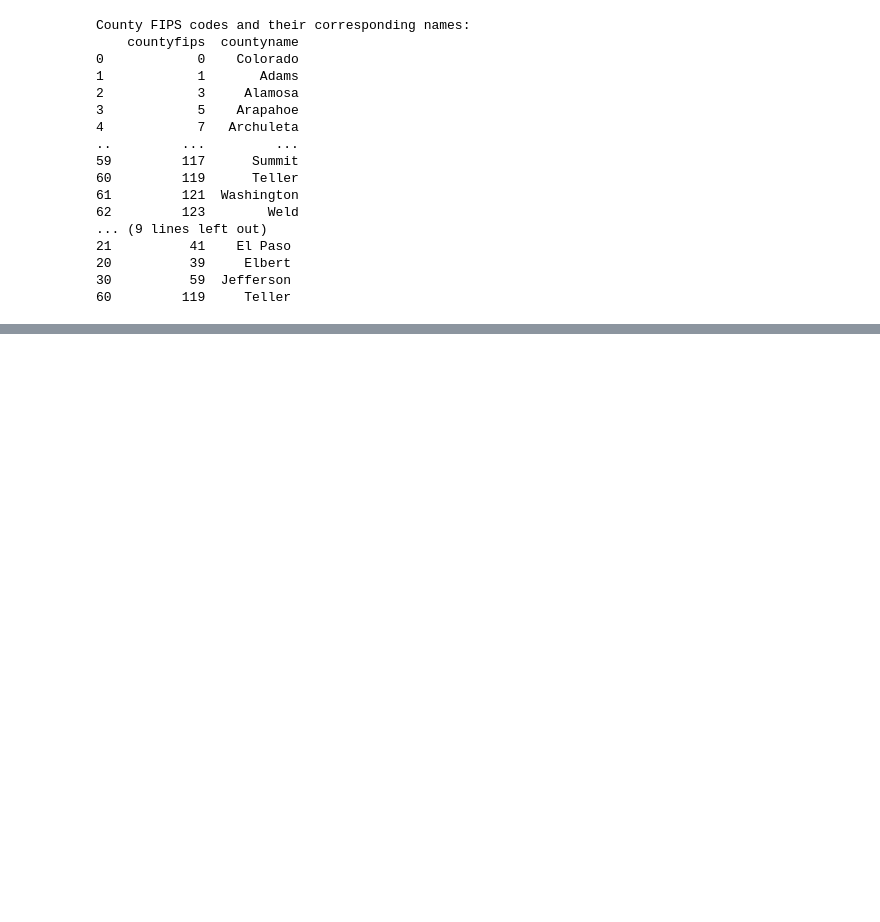
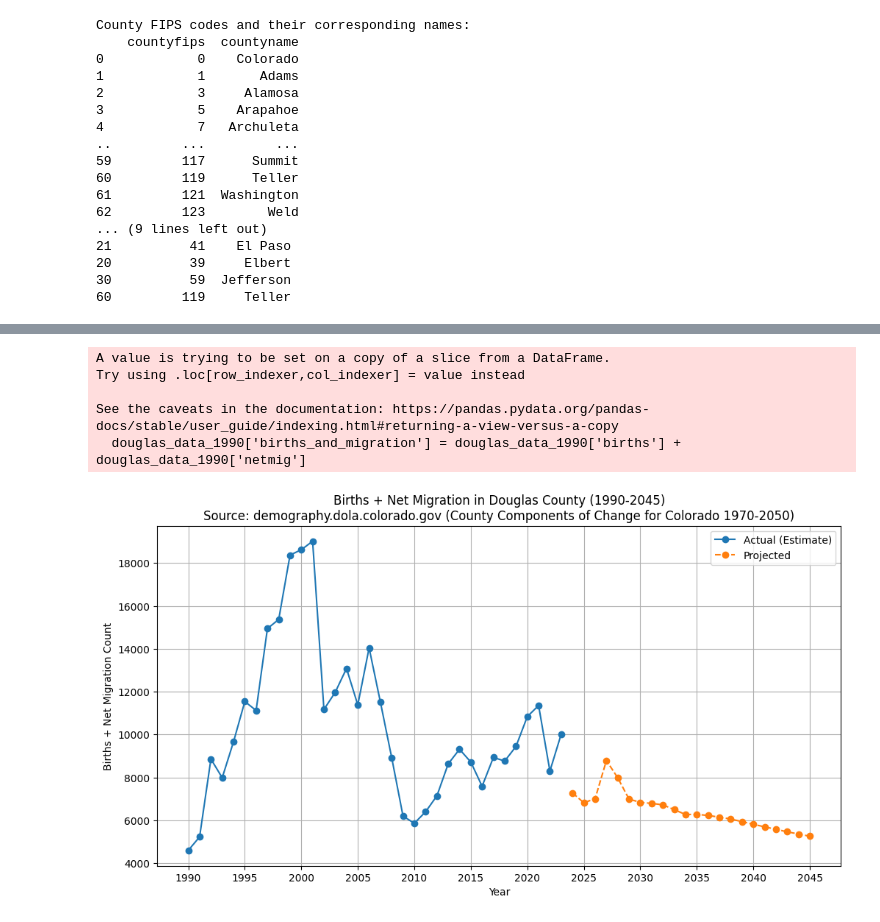
Before and after one commit to DavidNix/dougco-truth, a Jupyter notebook: analysis.ipynb, the cells around one changed output, grey strips where cells are left out. Cells and saved outputs as stored; diff of their text form; code cells hidden in the pictures; blank space fills up the shorter version.

```diff
--- a/analysis.ipynb
+++ b/analysis.ipynb
@@ -179,0 +180,33 @@ plt.show()
+# %%
+# Filter data from 1990 onwards
+douglas_data_1990 = douglas_data_new[douglas_data_new['year'] >= 1990]
+
+# Add births + netmig as a new column
+douglas_data_1990['births_and_migration'] = douglas_data_1990['births'] + douglas_data_1990['netmig']
+
+# Separate actual estimates and projections for post-1990 data
+actual_data_1990 = douglas_data_1990[douglas_data_1990['datatype'] == 'Estimate']
+projected_data_1990 = douglas_data_1990[douglas_data_1990['datatype'] == 'Projection']
+
+# Plot the data
+plt.figure(figsize=(12, 6))
+plt.plot(actual_data_1990['year'], actual_data_1990['births_and_migration'], marker='o', label='Actual (Estimate)')
+plt.plot(projected_data_1990['year'], projected_data_1990['births_and_migration'], marker='o', label='Projected', linestyle='--')
+
+# Customize the plot
+plt.title('Births + Net Migration in Douglas County (1990-2045)\nSource: demography.dola.colorado.gov (County Components of Change for Colorado 1970-2050)')
+plt.xlabel('Year')
+plt.ylabel('Births + Net Migration Count')
+plt.xticks(range(1990, 2046, 5))
+plt.legend()
+plt.grid(True)
+
+# Display the plot
+plt.show()
+# %% [output]
+A value is trying to be set on a copy of a slice from a DataFrame.
+Try using .loc[row_indexer,col_indexer] = value instead
+
+See the caveats in the documentation: https://pandas.pydata.org/pandas-docs/stable/user_guide/indexing.html#returning-a-view-versus-a-copy
+  douglas_data_1990['births_and_migration'] = douglas_data_1990['births'] + douglas_data_1990['netmig']
+[figure, added]
```
Also changed, not shown: parts of 7 cells of this notebook.
